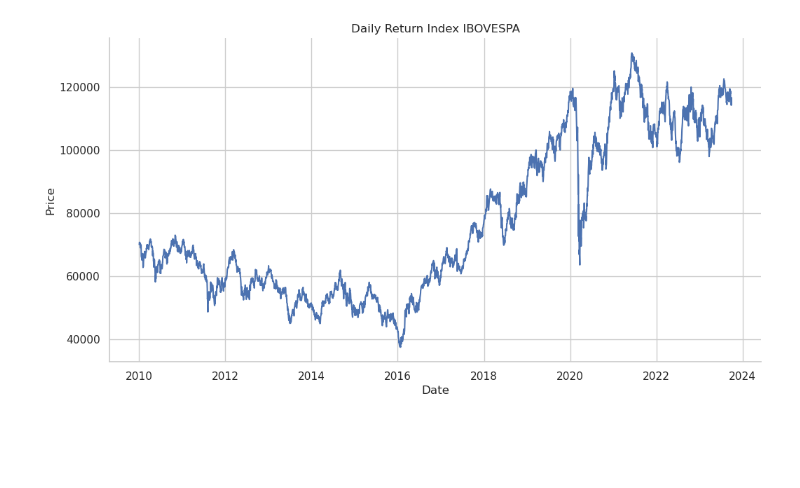
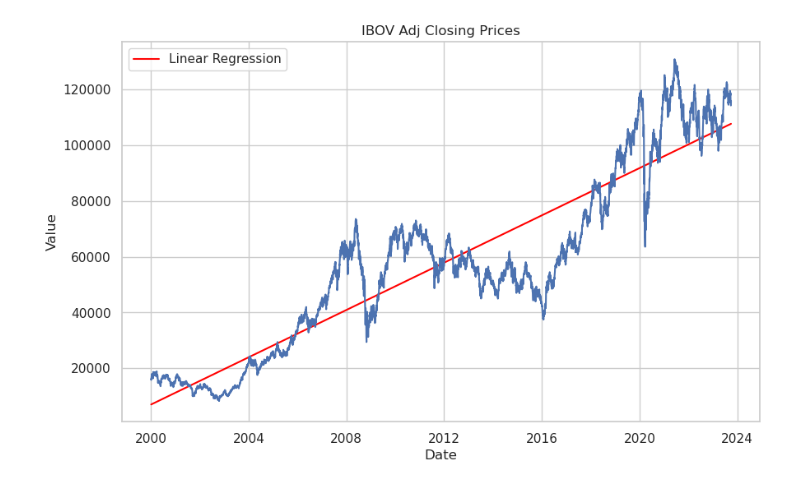
Before and after one commit to gabrieldadcarvalho/IF867_deep_learning_introduction, a Jupyter notebook: rnn/ibov/ibov.ipynb, the cells around one changed output. Cells and saved outputs as stored; diff of their text form; code cells hidden in the pictures; blank space fills up the shorter version.

```diff
--- a/rnn/ibov/ibov.ipynb
+++ b/rnn/ibov/ibov.ipynb
@@ -46,3 +176,7 @@ def autocorrelation(series, H, save_path):
 # %%
-ibov = yf.download('^BVSP', start='2010-01-01', end='2023-10-01')['Close']
+ibov = stock('^BVSP', '2000-01-01', '2023-10-01')
+# Add a new column 'h_1' as the next day's Close price
+ibov[('h_1', '^BVSP')] = ibov[('Close', '^BVSP')].shift(-1)
+ibov = ibov.dropna()
+ibov[('t', '^BVSP')] = (ibov.index - ibov.index[0]).days.astype(int)
 # %% [output]
@@ -51,12 +210,14 @@ YF.download() has changed argument auto_adjust default to True
+# %%
+modelRL, summaryRL, y_predRl = linearRegression(ibov['t'], ibov['Close'])
 # %%
-plt.figure(figsize=(12, 6))
-sns.set(style="whitegrid")
-sns.lineplot(ibov, legend=False)
-plt.title('Daily Return Index IBOVESPA')
-plt.xlabel('Date')
-plt.ylabel('Price')
-sns.despine()
-plt.show()
+# Plot the closing prices
+seriesPlot(
+    ibov["Close"],
+    title="IBOV Adj Closing Prices",
+    save_path="ibov_closing_prices.png",
+    linear_regression=True,
+    y_pred=y_predRl,
+)
 # %% [output]
-[figure, old version]
+[figure, new version]
 # %%
```
Also changed, not shown: parts of 7 cells of this notebook, 2 other files.
